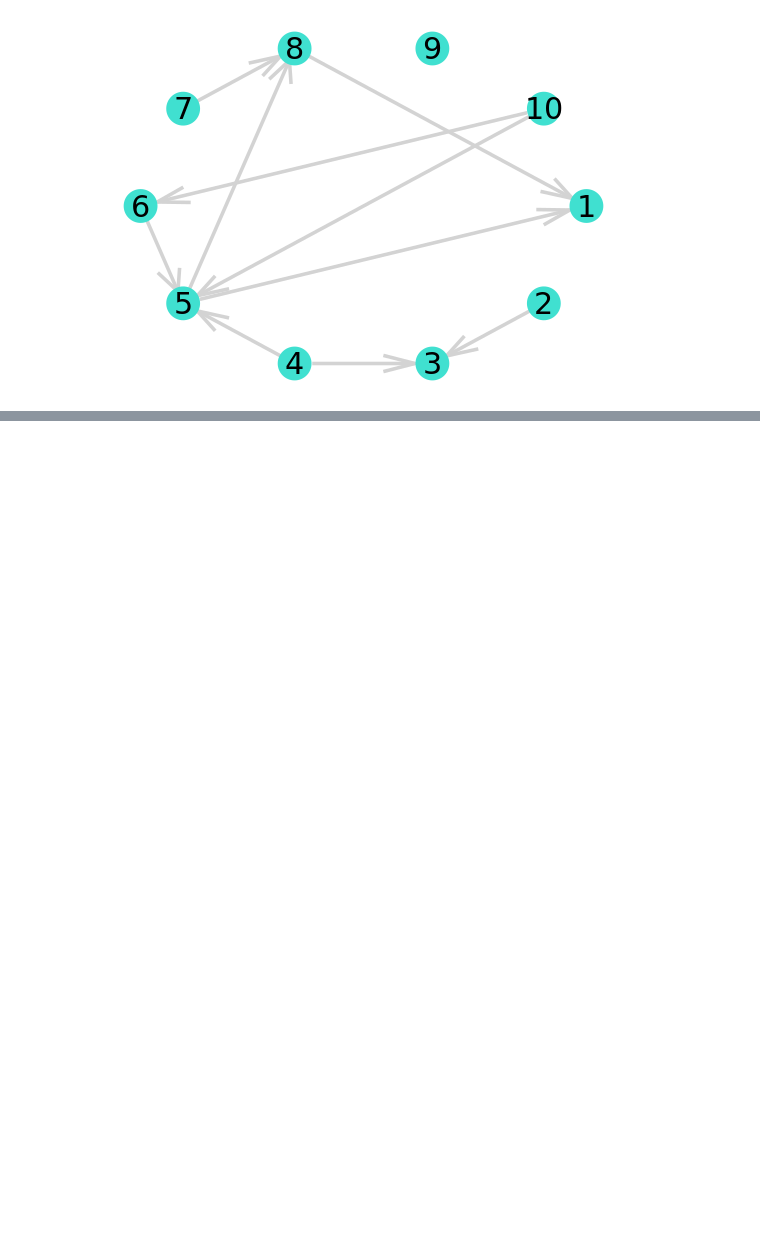
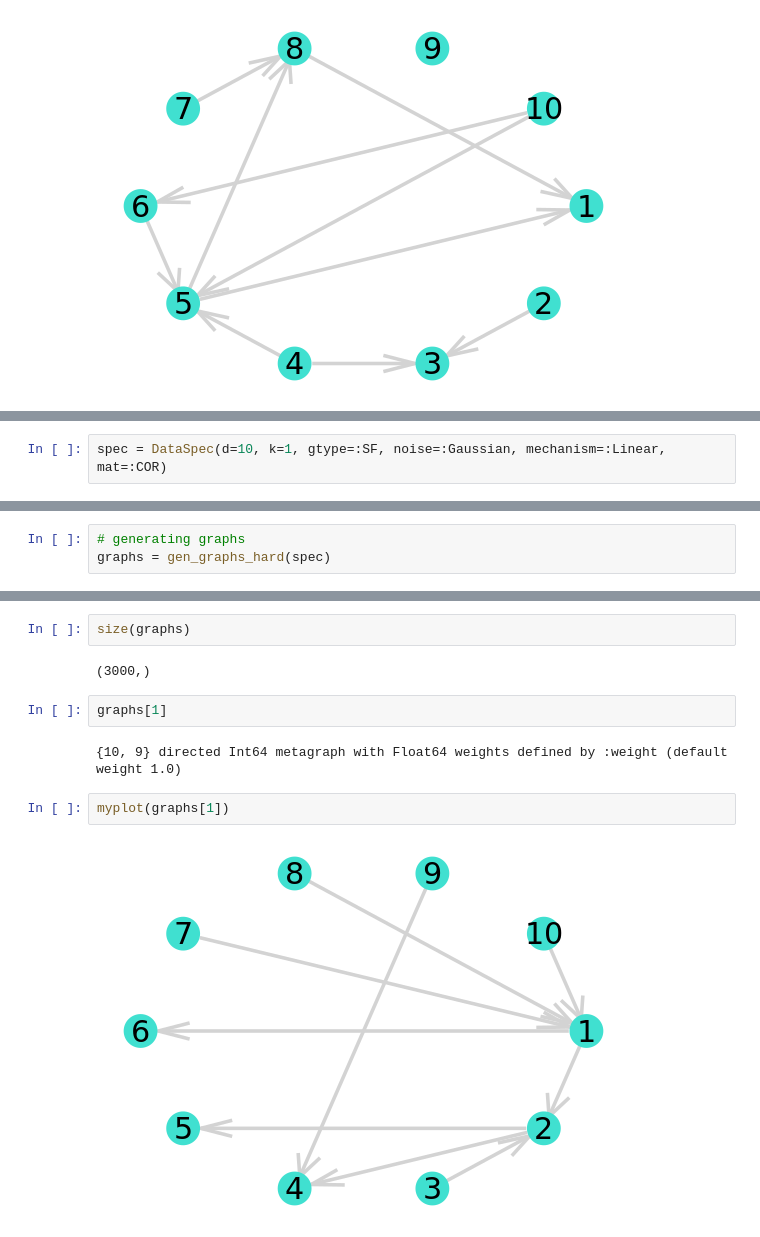
Before and after one commit to lihebi/DAG-EQ, a Jupyter notebook: src/data.ipynb, the cells around one changed output, grey strips where cells are left out. Saved outputs shown, nothing was run; the diff lists cells and outputs as text; blank space fills up the shorter version.

```diff
--- a/src/data.ipynb
+++ b/src/data.ipynb
@@ -46,0 +58,2 @@ myplot(g)
+# %%
+spec = DataSpec(d=10, k=1, gtype=:SF, noise=:Gaussian, mechanism=:Linear, mat=:COR)
@@ -46,0 +103,3 @@ myplot(g)
+# %%
+# generating graphs
+graphs = gen_graphs_hard(spec)
@@ -46,0 +124,12 @@ myplot(g)
+# %%
+size(graphs)
+# %% [output]
+(3000,)
+# %%
+graphs[1]
+# %% [output]
+{10, 9} directed Int64 metagraph with Float64 weights defined by :weight (default weight 1.0)
+# %%
+myplot(graphs[1])
+# %% [output]
+[figure, added]
```
Also changed, not shown: parts of 9 cells of this notebook, 1 other file.
